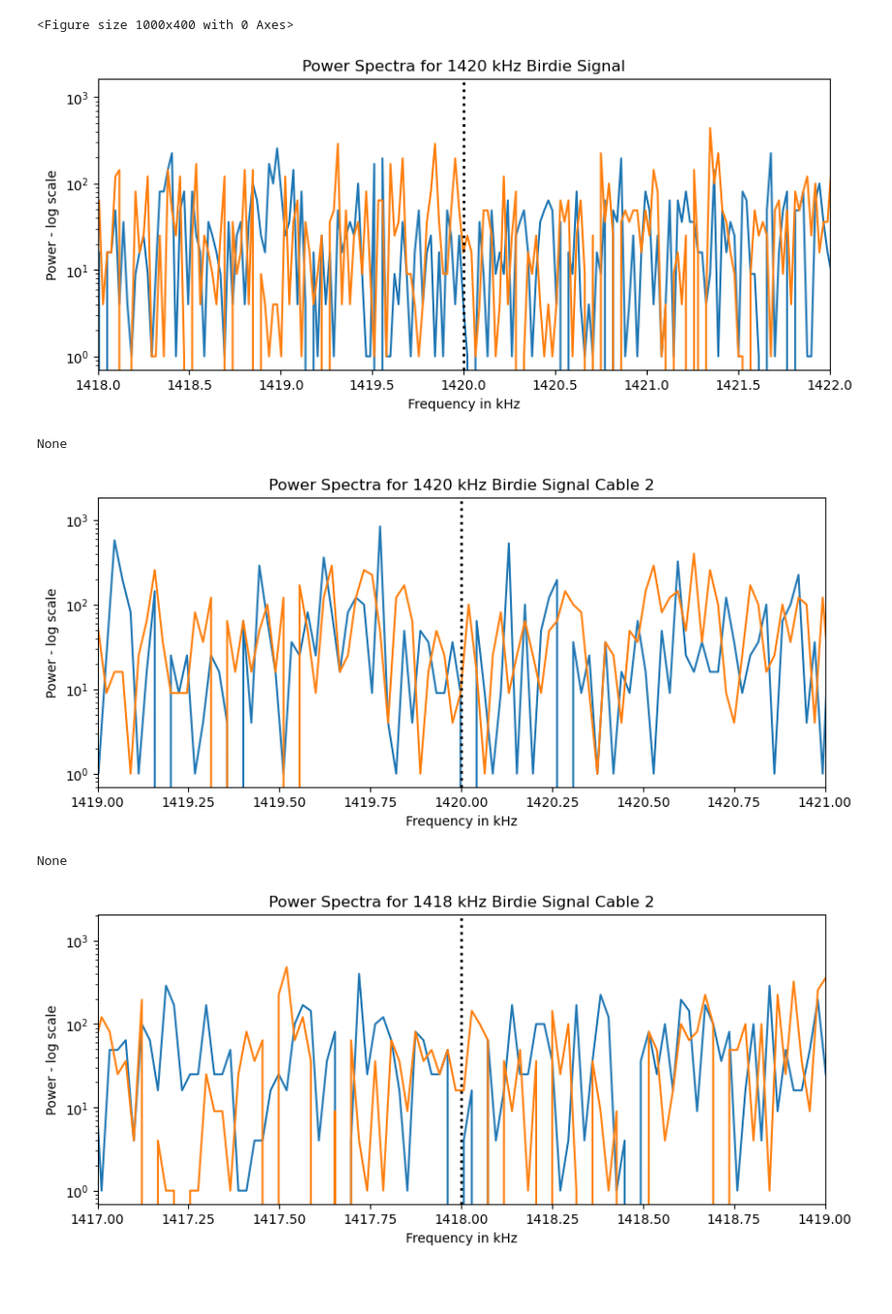
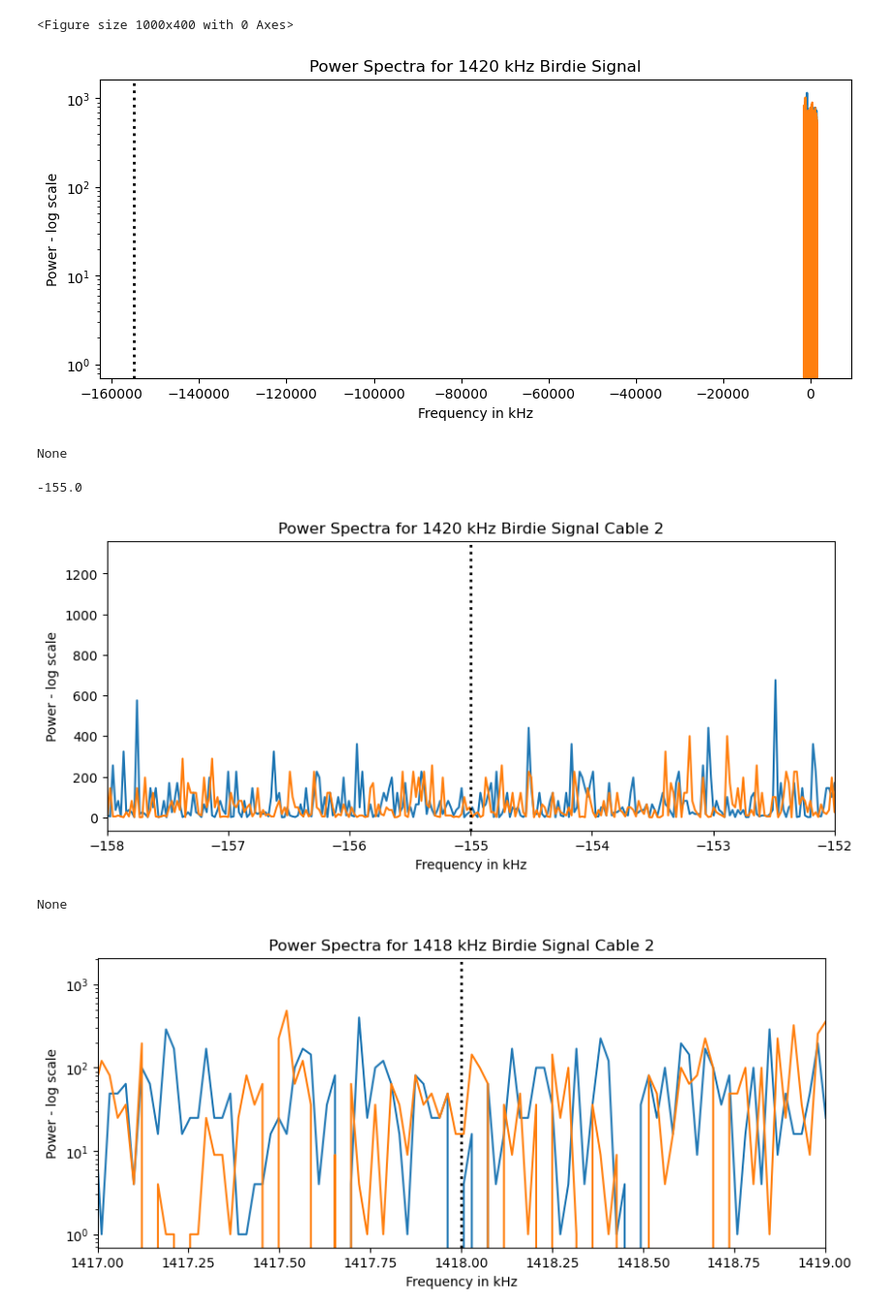
Before and after one commit to MakJimenez/Astro121, a Jupyter notebook: Lab_2_workbook.ipynb, the cells around one changed output. Shown at 97% size. Drawn from its saved outputs; the diff is of its cells as text; code cells hidden in the pictures; blank space fills up the shorter version.

```diff
--- a/Lab_2_workbook.ipynb
+++ b/Lab_2_workbook.ipynb
@@ -215,36 +215,45 @@ NameError: name 'bird7' is not defined
 <Figure size 1000x400 with 0 Axes>
 # %%
 # Plotting power with data from Cable 3
+
+f_center = 1420.155e6
+f_injected = 1420.00e6
+f_expected = f_injected - f_center
 
 birdie8 = np.load("birdfreq1420.npz")
 
 bird8 = birdie8["arr_1"]
 
 fs = 2.9e6
 N = len(bird8[3])
 
 plt.figure(figsize=(10,4))
 shifted_ft = np.fft.fftshift(np.fft.fft(bird8[3]))
 power = np.abs(shifted_ft) ** 2
 f = np.fft.fftshift(np.fft.fftfreq(N, d=1/fs))
 
 
 
 plt.plot(f / 1e3 , power) # 1e3 is unit conversion from MHz to kHz
-plt.axvline(x=1420, linestyle=":", color="black", linewidth=2) # reference frequency
-plt.xlim(1418, 1422)
+plt.axvline(x=f_expected, linestyle=":", color="black", linewidth=2) # reference frequency
+# plt.xlim(1418, 1422)
 plt.yscale("log")
 plt.xlabel("Frequency in kHz")
 plt.ylabel("Power - log scale")
 plt.title("Power Spectra for 1420 kHz Birdie Signal")
 print(plt.show())
 # %% [output]
-[figure, old version]
+[figure, new version]
 None
 # %%
 # No peak, trying cable 2
 # %%
 # Plotting power with data from Cable 2
+
+f_center = 1420.155e3
+f_injected = 1420.00e3
+f_expected = f_injected - f_center
+print(f_expected)
 
 birdie9 = np.load("cable2freq1420.npz")
 
@@ -262,16 +271,17 @@ f = np.fft.fftshift(np.fft.fftfreq(N, d=1/fs))
 
 
 plt.plot(f / 1e3, power) # 1e3 is unit conversion from MHz to kHz
-plt.axvline(x=1420, linestyle=":", color="black", linewidth=2) # reference frequency
-plt.xlim(1419, 1421)
-plt.yscale("log")
+plt.axvline(x=f_expected, linestyle=":", color="black", linewidth=2) # reference frequency
+plt.xlim(-158, -152)
+# plt.yscale("log")
 plt.xlabel("Frequency in kHz")
 plt.ylabel("Power - log scale")
 plt.title("Power Spectra for 1420 kHz Birdie Signal Cable 2")
 print(plt.show())
 # %% [output]
+-155.0
-[figure, old version]
+[figure, new version]
-None
+None
 # %%
 # Peak very close to 1420, going to move signal to see if that is it. Moving to 1418 kHz
 # %%
```
Also changed, not shown: parts of 7 cells of this notebook.
